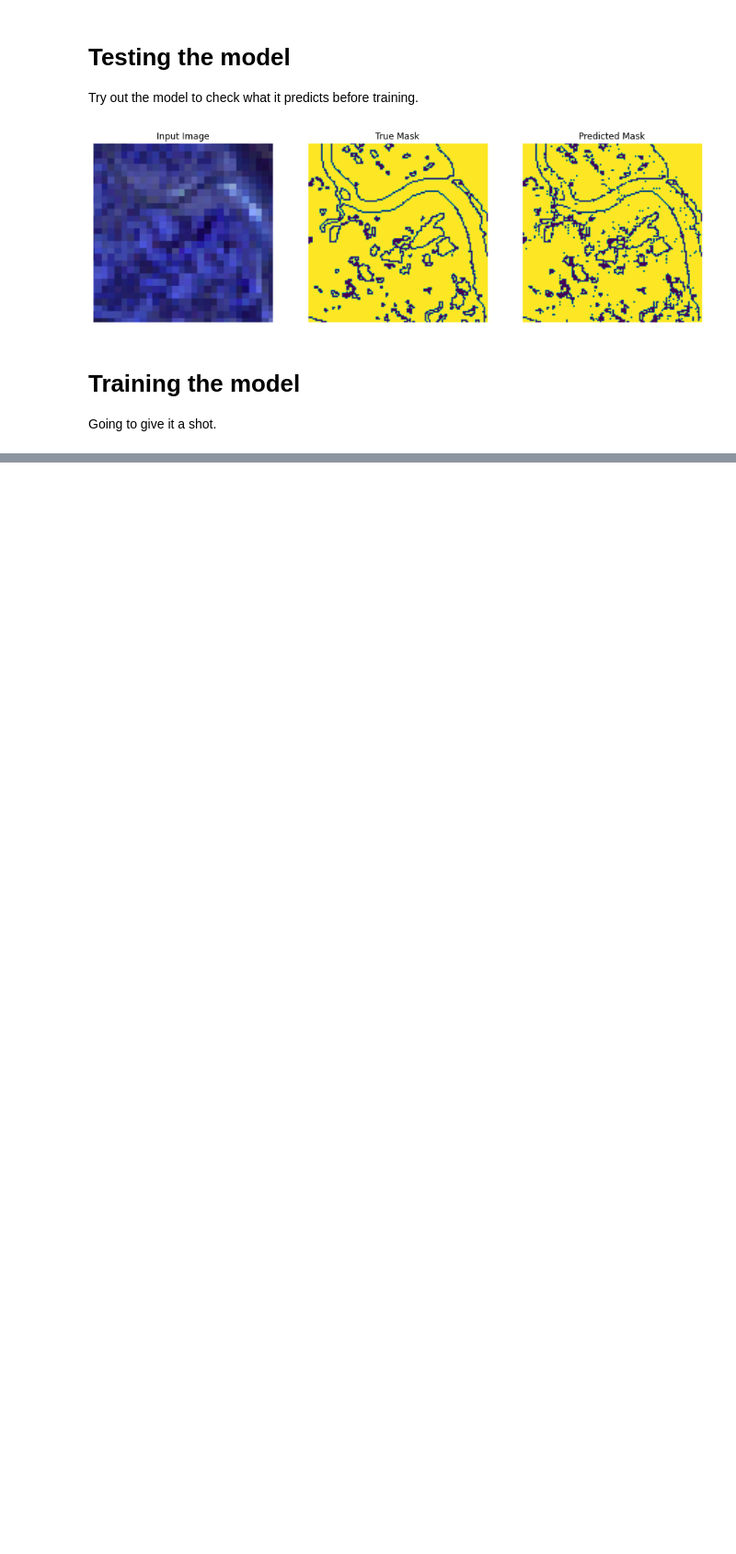
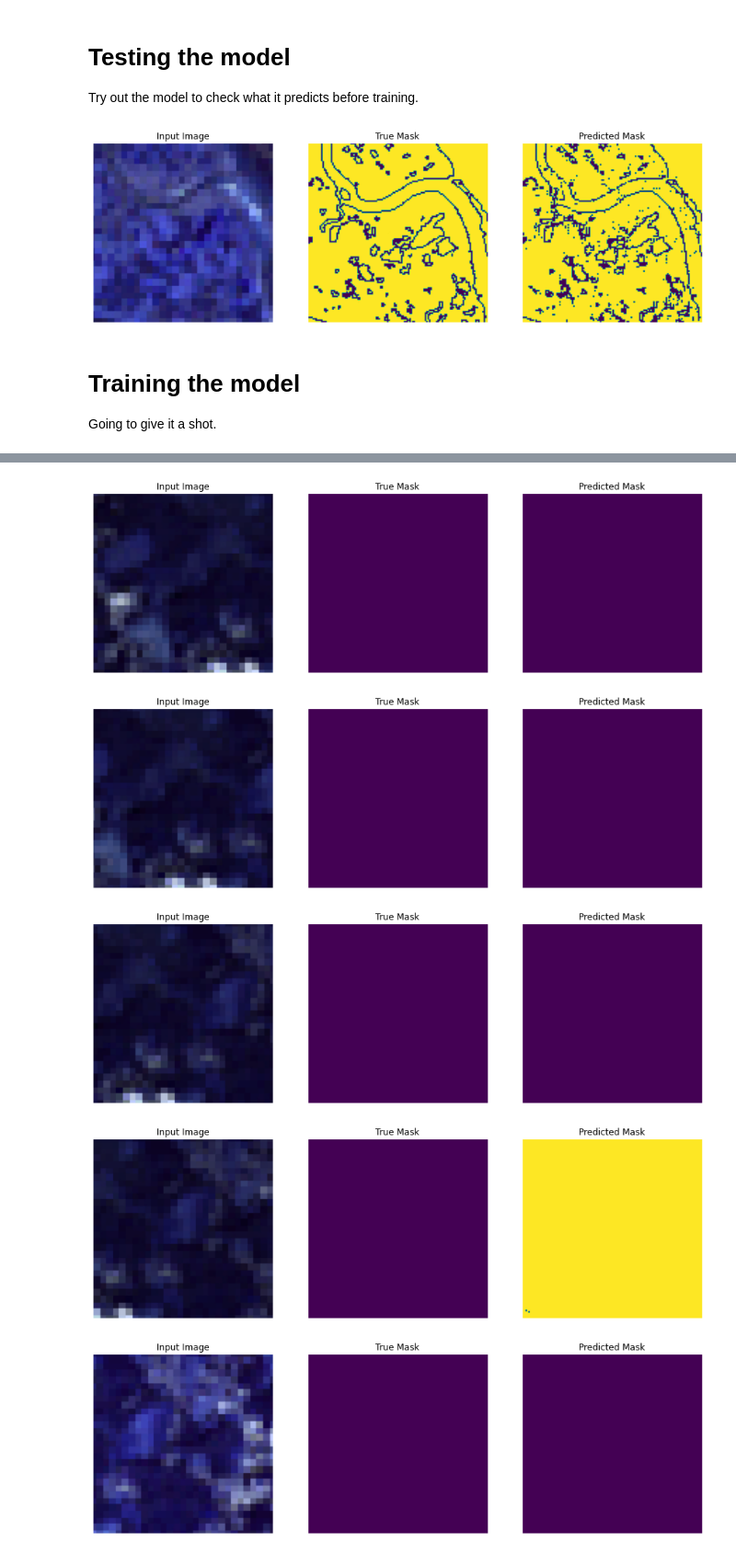
Before and after one commit to colefranks/MarshBoundaries, a Jupyter notebook: MarshBoundaries.ipynb, the cells around one changed output, grey strips where cells are left out. Shown at 92% size. Drawn from its saved outputs; the diff is of its cells as text; code cells hidden in the pictures; blank space fills up the shorter version.

```diff
--- a/MarshBoundaries.ipynb
+++ b/MarshBoundaries.ipynb
@@ -363,0 +462,10 @@ os.stat('model.h5').st_size
+# %%
+for patch,mask in patch_dataset.skip(700).take(10):
+    sample_image,sample_mask = patch, mask
+    show_predictions_weighted()
+# %% [output]
+[figure, added]
+[figure, added]
+[figure, added]
+[figure, added]
+[figure, added]
```
Also changed, not shown: parts of 21 cells of this notebook, 14 other files.
